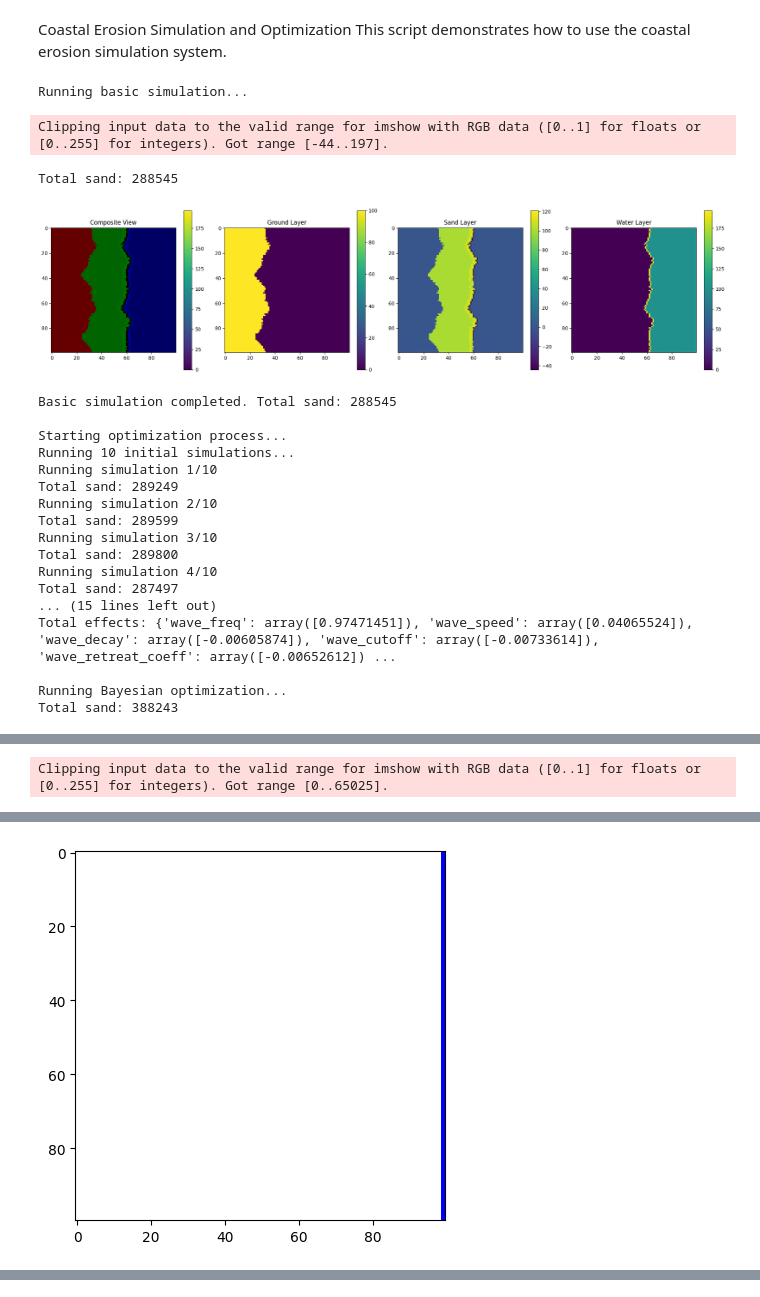
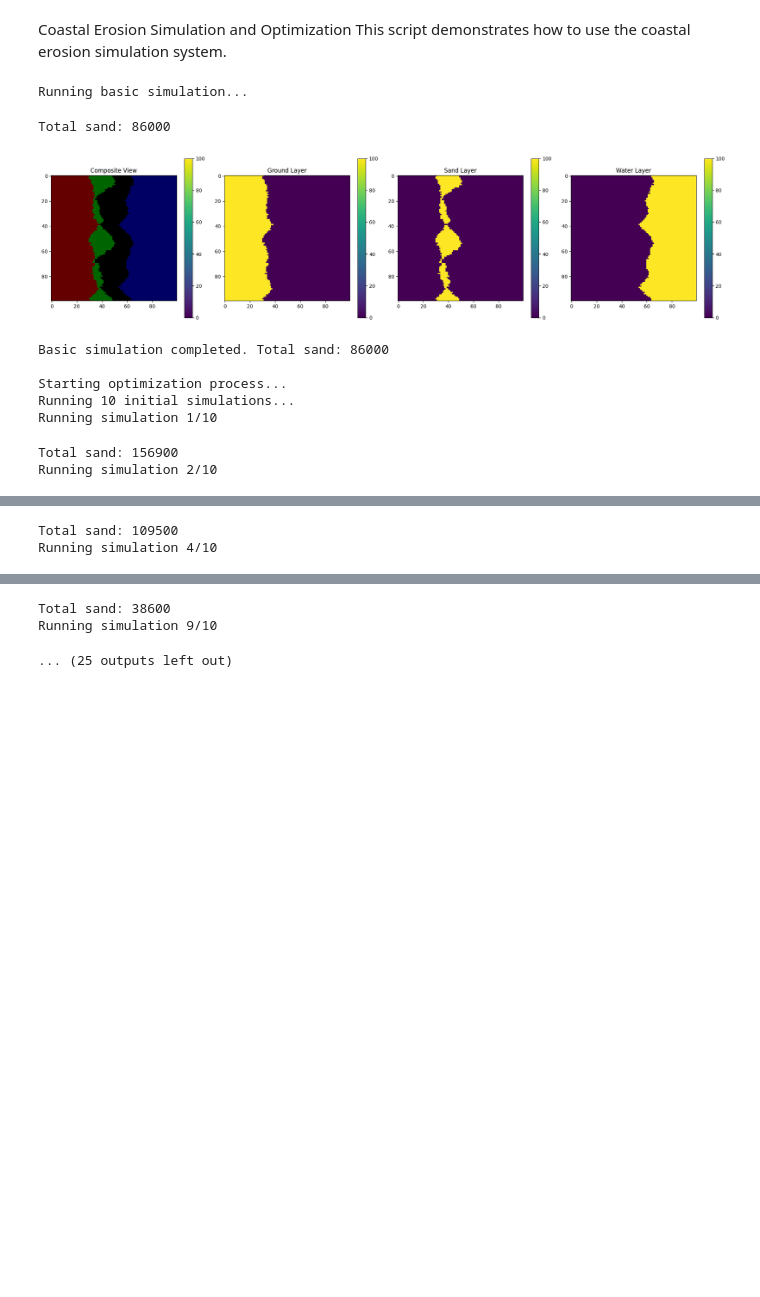
Before and after one commit to AmoghSingh25/ML_PW_Proj, a Jupyter notebook: notebook.ipynb, the cells around one changed output, grey strips where cells are left out. Saved outputs shown, nothing was run; the diff lists cells and outputs as text; code cells hidden in the pictures; blank space fills up the shorter version.

```diff
--- a/notebook.ipynb
+++ b/notebook.ipynb
@@ -39,11 +40,8 @@ def run_basic_simulation():
     print("Running basic simulation...")
 
     # Create simulation instance
-    sim = CoastalSimulation()
-
-    # Run a basic simulation
-    final_state, total_sand = sim.run_sim(
-        num_timesteps=100,
+    # sim = CoastalSimulation()
+    sim = simulation(
         wave_freq=20,
         wave_speed=1,
         wave_decay=0.6,
@@ -53,7 +51,14 @@ def run_basic_simulation():
         sand_pull=0.2,
         ground_pull=0.1,
         water_decay=0.99,
-        plots=False
+        wave_vol=1,
+        wave_amplitude=50,
+        wave_spread=0
+    )
+
+    # Run a basic simulation
+    _, final_state, total_sand = sim.run_sim(
+        num_timesteps=100,
     )
 
     # Display results with layer visualization
@@ -62,7 +67,7 @@ def run_basic_simulation():
     print(f"Basic simulation completed. Total sand: {total_sand}")
     return sim
 # %%
-def run_optimization(sim):
+def run_optimization():
     """
     Run the optimization process using the provided simulation
     """
@@ -80,8 +85,7 @@ def run_optimization(sim):
     outcomes = []
     for i, params in enumerate(param_samples):
         print(f"Running simulation {i+1}/{n_samples}")
-        _, outcome = sim.run_sim(
-            num_timesteps=100,
+        _, _, outcome = simulation(
             wave_freq=params[0],
             wave_speed=params[1],
             wave_decay=params[2],
@@ -90,7 +94,13 @@ def run_optimization(sim):
             wave_height=params[5],
             sand_pull=params[6],
             ground_pull=params[7],
-            water_decay=params[8]
+            water_decay=params[8],
+            wave_vol=params[9],
+            wave_amplitude=params[10],
+            wave_spread=params[11]
+
+        ).run_sim(
+            num_timesteps=100
         )
         outcomes.append(outcome)
 
@@ -120,8 +130,7 @@ def run_optimization(sim):
 
     # Run simulation with best parameters
     print("\nRunning simulation with best parameters...")
-    final_state, final_sand = sim.run_sim(
-        num_timesteps=100,
+    _, final_state, final_sand = simulation(
         wave_freq=best_parameters[0],
         wave_speed=best_parameters[1],
         wave_decay=best_parameters[2],
@@ -131,6 +140,11 @@ def run_optimization(sim):
         sand_pull=best_parameters[6],
         ground_pull=best_parameters[7],
         water_decay=best_parameters[8],
+        wave_vol=best_parameters[9],
+        wave_amplitude=best_parameters[10],
+        wave_spread=best_parameters[11]
+    ).run_sim(
+        num_timesteps=100,
         plots=False
     )
 
@@ -141,30 +155,19 @@ def run_optimization(sim):
 # %%
 # Run basic simulation
 sim = run_basic_simulation()
 
 # Run optimization
-results = run_optimization(sim)
+results = run_optimization()
 
 print("\nDemonstration completed!")
 # %% [output]
 Running basic simulation...
-Clipping input data to the valid range for imshow with RGB data ([0..1] for floats or [0..255] for integers). Got range [-44..197].
+Total sand: 86000
+[figure, new version]
-Total sand: 288545
+Basic simulation completed. Total sand: 86000
+
+Starting optimization process...
+Running 10 initial simulations...
+Running simulation 1/10
-[figure, old version]
-Basic simulation completed. Total sand: 288545
-
-Starting optimization process...
-Running 10 initial simulations...
-Running simulation 1/10
-Total sand: 289249
+Total sand: 156900
 Running simulation 2/10
-Total sand: 289599
-Running simulation 3/10
-Total sand: 289800
-Running simulation 4/10
-Total sand: 287497
-... (15 lines left out)
-Total effects: {'wave_freq': array([0.97471451]), 'wave_speed': array([0.04065524]), 'wave_decay': array([-0.00605874]), 'wave_cutoff': array([-0.00733614]), 'wave_retreat_coeff': array([-0.00652612]) ...
-
-Running Bayesian optimization...
-Total sand: 388243
@@ -187 +176,2 @@ Total sand: 375411
-Clipping input data to the valid range for imshow with RGB data ([0..1] for floats or [0..255] for integers). Got range [0..65025].
+Total sand: 109500
+Running simulation 4/10
@@ -205 +179,0 @@ Running simulation with best parameters...
-[figure, removed]
@@ -209,0 +186,3 @@ Clipping input data to the valid range for imshow with RGB data ([0..1] for floa
+Total sand: 38600
+Running simulation 9/10
+... (25 outputs left out)
```
Also changed, not shown: parts of 2 cells of this notebook, 3 other files.
